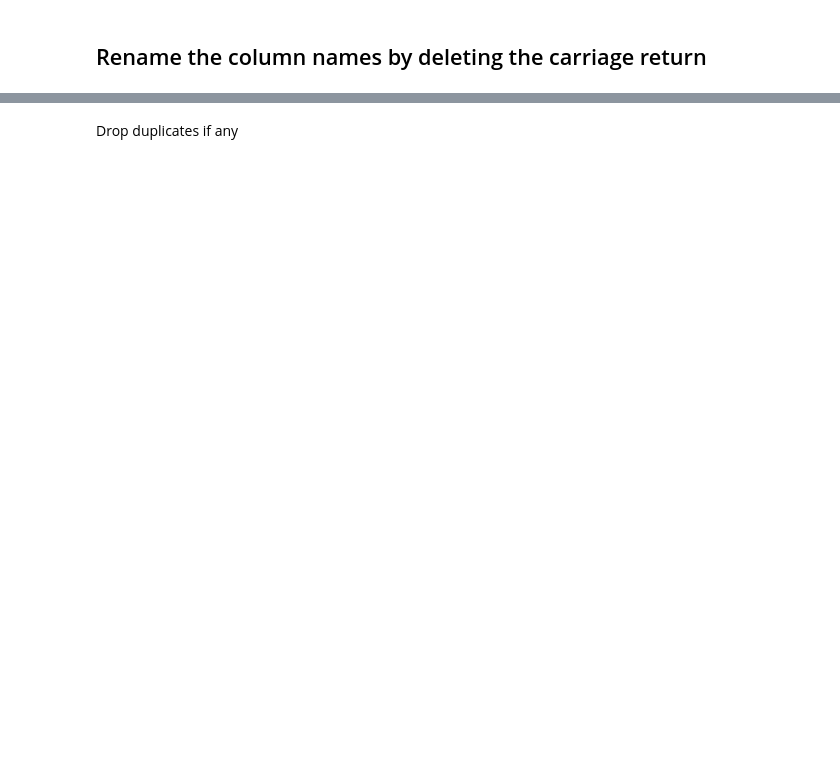
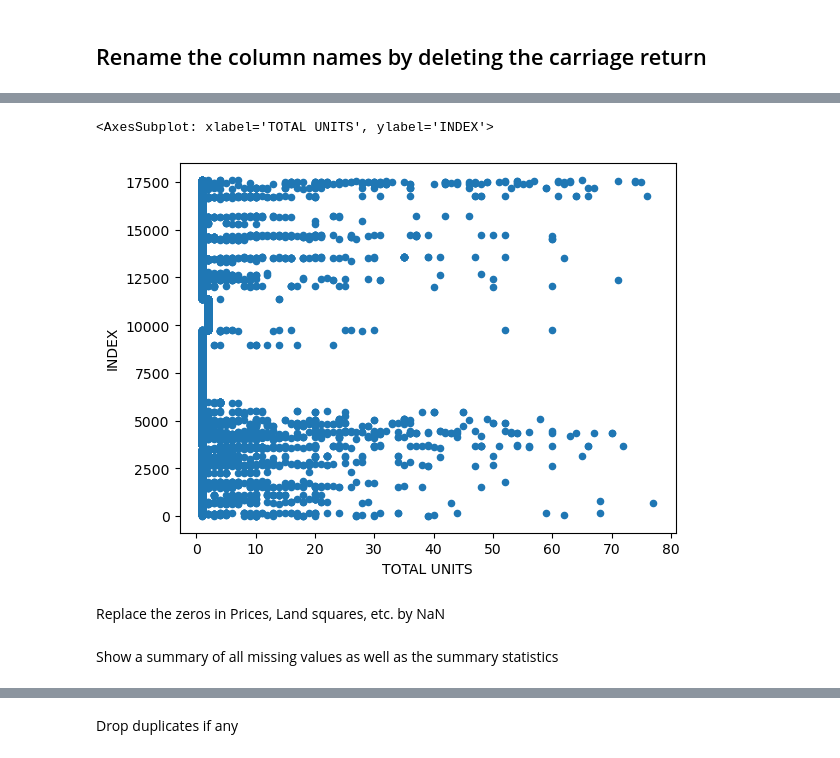
Before and after one commit to Stevedev7/Big-Data-CW, a Jupyter notebook: index.ipynb, the cells around one changed output, grey strips where cells are left out. Cells and saved outputs as stored; diff of their text form; code cells hidden in the pictures; blank space fills up the shorter version.

Commit message:
Data cleaning

```diff
--- a/index.ipynb
+++ b/index.ipynb
@@ -23,0 +139,4 @@ df.columns = df.columns.str.replace("\n", "")
+# %%
+
+# ADDRESS and BUILDING CLASS CATEGORY has more than one white spaces between words in some rows. Replace it with a single space for cleaner data
+df['ADDRESS'] = df['ADDRESS'].apply(lambda x: " ".join(x.split()))
@@ -23,0 +157,3 @@ df.columns = df.columns.str.replace("\n", "")
+# %%
+df = df[df['YEAR BUILT']!=1000]
+df.describe()
@@ -23,0 +170,9 @@ df.columns = df.columns.str.replace("\n", "")
+# %%
+new_df = df[df['TOTAL UNITS'] < 80].dropna(subset=['TOTAL UNITS'])
+# %%
+new_df['INDEX'] = np.arange(new_df.shape[0])
+# %%
+new_df.plot.scatter(x='TOTAL UNITS', y='INDEX')
+# %% [output]
+<AxesSubplot: xlabel='TOTAL UNITS', ylabel='INDEX'>
+[figure, added]
@@ -23,0 +181,4 @@ df.columns = df.columns.str.replace("\n", "")
+# %% [markdown]
+Replace the zeros in Prices, Land squares, etc. by NaN
+# %% [markdown]
+Show a summary of all missing values as well as the summary statistics
```
Also changed, not shown: parts of 50 cells of this notebook, 1 other file.
